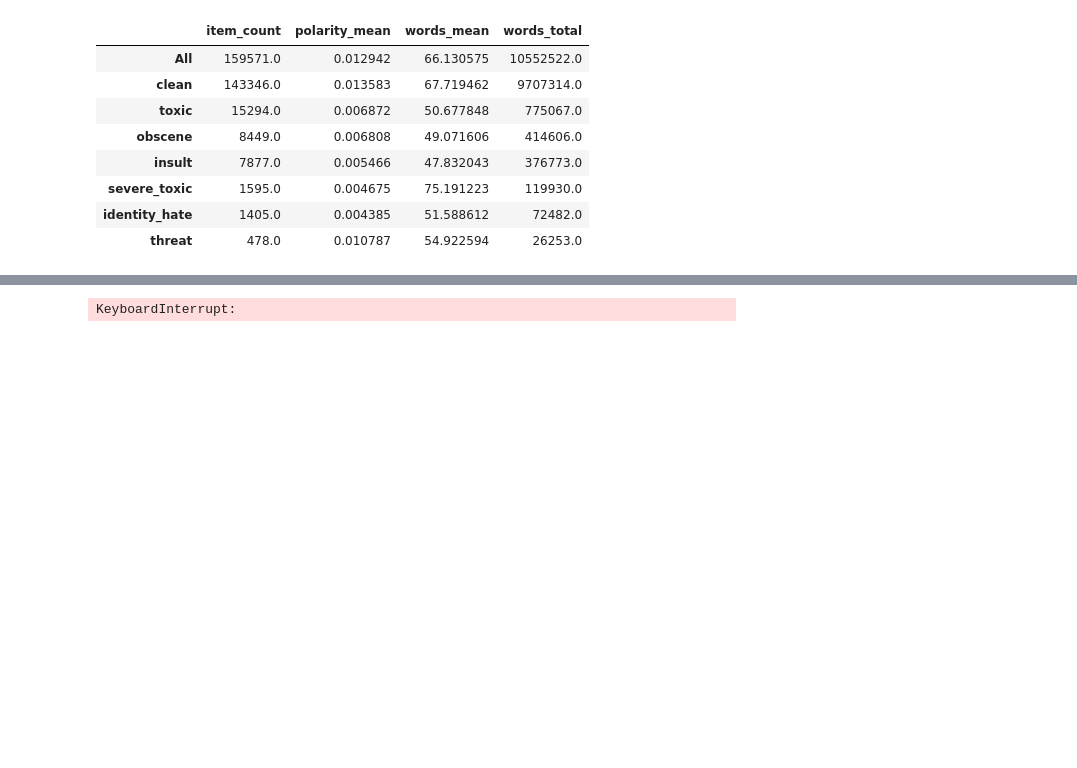
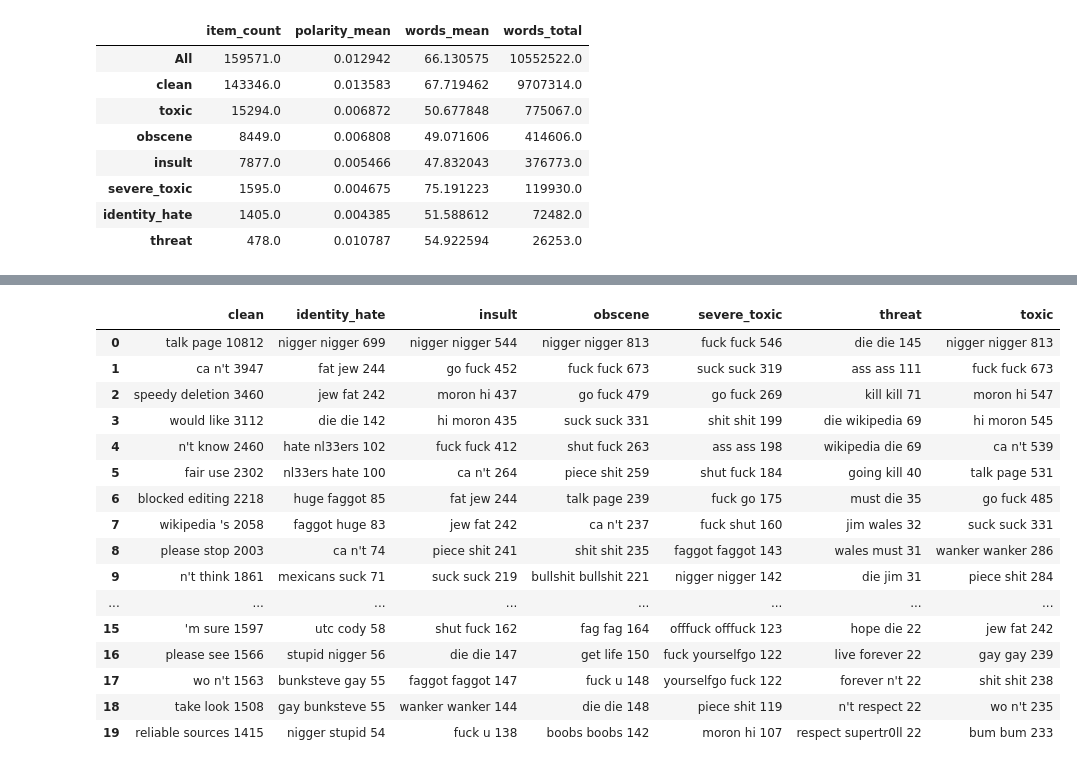
Before and after one commit to cipher813/McMahon_Metis, a Jupyter notebook: Project_4/notebooks/4_Toxic_EDA_1.ipynb, the cells around one changed output, grey strips where cells are left out. Drawn from its saved outputs; the diff is of its cells as text; code cells hidden in the pictures; blank space fills up the shorter version.

```diff
--- a/Project_4/notebooks/4_Toxic_EDA_1.ipynb
+++ b/Project_4/notebooks/4_Toxic_EDA_1.ipynb
@@ -287,24 +470,54 @@ plt.title("Comments by Class",fontweight='bold',fontsize=15)
 # %%
-from nltk.util import ngrams
-
-from collections import Counter
-from operator import itemgetter
-
-from nltk.corpus import stopwords
 stop = stopwords.words('english')
 stop += ['.', ',', '(', ')', "'", '"']
 stop = set(stop)
+word_dictionary = words.words()
 
-counter = Counter()
+class_counts = {}
+
+class_list = ['clean','toxic', 'severe_toxic', 'obscene', 'threat','insult', 'identity_hate']
+
+stemmer = PorterStemmer()
 
 n = 2
-for doc in df.comment_text_s:
-    words = TextBlob(doc).words
-    words = [w for w in words if w not in stop]
-    bigrams = ngrams(words, n)
-    counter += Counter(bigrams)
+for item in class_list:
+    counter = Counter()
+    listy = []
+    if item == 'clean':
+        data = df[df['rating']==0]
+    else:
+        data = df[df[item]==1]
 
-for phrase, count in counter.most_common(30):
-    print('%20s %i' % (" ".join(phrase), count))
+    for doc in data.comment_text_s:
+        doc = doc.lower()
+        words = TextBlob(doc).words
+        words = [w for w in words if w not in stop]
+#         stems = [stemmer.stem(w) for w in words]
+        bigrams = ngrams(words, n)
+        counter += Counter(bigrams)
+
+    for phrase, count in counter.most_common(20):
+        listy.append('%20s %i' % (" ".join(phrase), count))
+
+#         listy.append([phrase,count])
+    class_counts[item] = listy
+cc = pd.DataFrame(class_counts)
+cc
 # %% [output]
-KeyboardInterrupt:
+|  | clean | identity_hate | insult | obscene | severe_toxic | threat | toxic |
+| 0 | talk page 10812 | nigger nigger 699 | nigger nigger 544 | nigger nigger 813 | fuck fuck 546 | die die 145 | nigger nigger 813 |
+| 1 | ca n't 3947 | fat jew 244 | go fuck 452 | fuck fuck 673 | suck suck 319 | ass ass 111 | fuck fuck 673 |
+| 2 | speedy deletion 3460 | jew fat 242 | moron hi 437 | go fuck 479 | go fuck 269 | kill kill 71 | moron hi 547 |
+| 3 | would like 3112 | die die 142 | hi moron 435 | suck suck 331 | shit shit 199 | die wikipedia 69 | hi moron 545 |
+| 4 | n't know 2460 | hate nl33ers 102 | fuck fuck 412 | shut fuck 263 | ass ass 198 | wikipedia die 69 | ca n't 539 |
+| 5 | fair use 2302 | nl33ers hate 100 | ca n't 264 | piece shit 259 | shut fuck 184 | going kill 40 | talk page 531 |
+| 6 | blocked editing 2218 | huge faggot 85 | fat jew 244 | talk page 239 | fuck go 175 | must die 35 | go fuck 485 |
+| 7 | wikipedia 's 2058 | faggot huge 83 | jew fat 242 | ca n't 237 | fuck shut 160 | jim wales 32 | suck suck 331 |
+| 8 | please stop 2003 | ca n't 74 | piece shit 241 | shit shit 235 | faggot faggot 143 | wales must 31 | wanker wanker 286 |
+| 9 | n't think 1861 | mexicans suck 71 | suck suck 219 | bullshit bullshit 221 | nigger nigger 142 | die jim 31 | piece shit 284 |
+| ... | ... | ... | ... | ... | ... | ... | ... |
+| 15 | 'm sure 1597 | utc cody 58 | shut fuck 162 | fag fag 164 | offfuck offfuck 123 | hope die 22 | jew fat 242 |
+| 16 | please see 1566 | stupid nigger 56 | die die 147 | get life 150 | fuck yourselfgo 122 | live forever 22 | gay gay 239 |
+| 17 | wo n't 1563 | bunksteve gay 55 | faggot faggot 147 | fuck u 148 | yourselfgo fuck 122 | forever n't 22 | shit shit 238 |
+| 18 | take look 1508 | gay bunksteve 55 | wanker wanker 144 | die die 148 | piece shit 119 | n't respect 22 | wo n't 235 |
+| 19 | reliable sources 1415 | nigger stupid 54 | fuck u 138 | boobs boobs 142 | moron hi 107 | respect supertr0ll 22 | bum bum 233 |
```
Also changed, not shown: parts of 28 cells of this notebook, 20 other files.
